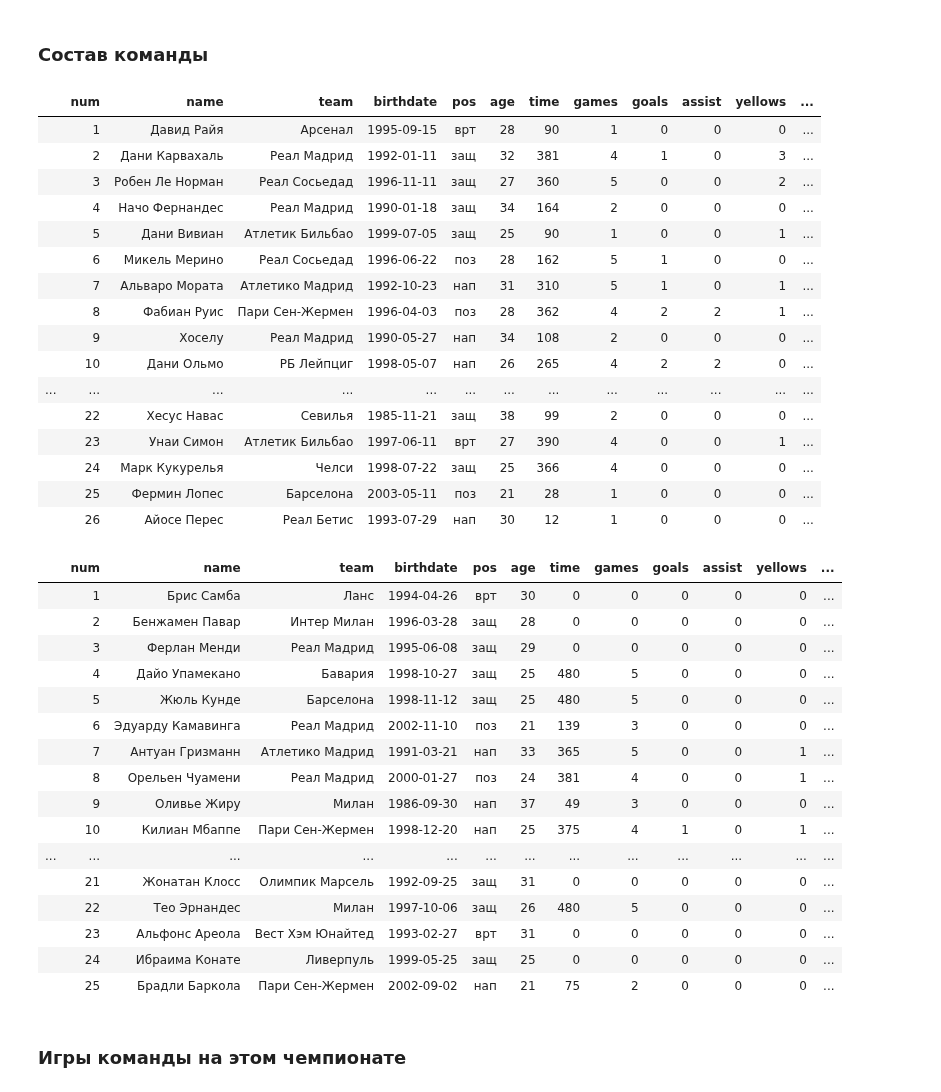
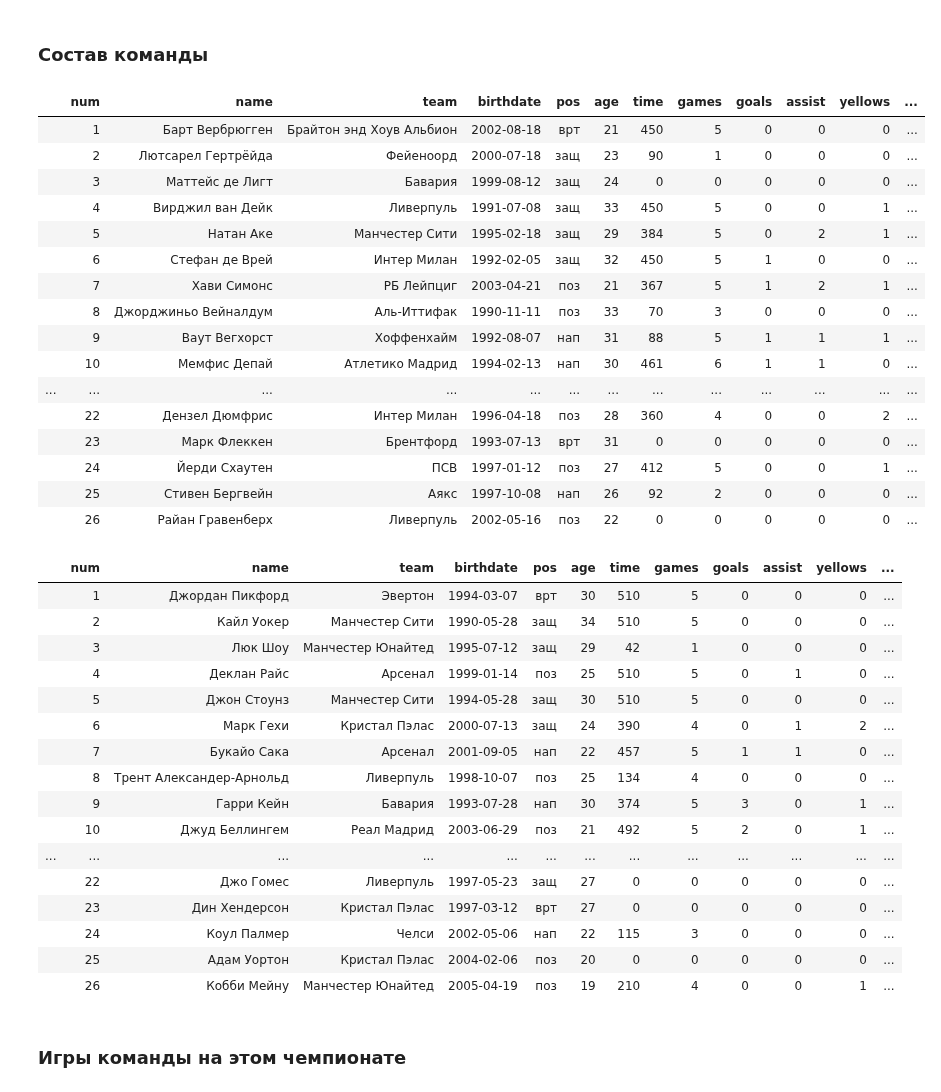
Before and after one commit to elp87/Euro-2024, a Jupyter notebook: euro.ipynb, the cells around one changed output. Cells and saved outputs as stored; diff of their text form; code cells hidden in the pictures.

```diff
--- a/euro.ipynb
+++ b/euro.ipynb
@@ -271,45 +271,45 @@ for i in range(6):
 # %% [markdown]
 ### Состав команды
 # %%
-get_lineup('Испания')
+get_lineup('Нидерланды')
 # %% [output]
 |  | num | name | team | birthdate | pos | age | time | games | goals | assist | yellows | ... |
-|  | 1 | Давид Райя | Арсенал | 1995-09-15 | врт | 28 | 90 | 1 | 0 | 0 | 0 | ... |
-|  | 2 | Дани Карвахаль | Реал Мадрид | 1992-01-11 | защ | 32 | 381 | 4 | 1 | 0 | 3 | ... |
-|  | 3 | Робен Ле Норман | Реал Сосьедад | 1996-11-11 | защ | 27 | 360 | 5 | 0 | 0 | 2 | ... |
-|  | 4 | Начо Фернандес | Реал Мадрид | 1990-01-18 | защ | 34 | 164 | 2 | 0 | 0 | 0 | ... |
-|  | 5 | Дани Вивиан | Атлетик Бильбао | 1999-07-05 | защ | 25 | 90 | 1 | 0 | 0 | 1 | ... |
-|  | 6 | Микель Мерино | Реал Сосьедад | 1996-06-22 | поз | 28 | 162 | 5 | 1 | 0 | 0 | ... |
-|  | 7 | Альваро Мората | Атлетико Мадрид | 1992-10-23 | нап | 31 | 310 | 5 | 1 | 0 | 1 | ... |
-|  | 8 | Фабиан Руис | Пари Сен-Жермен | 1996-04-03 | поз | 28 | 362 | 4 | 2 | 2 | 1 | ... |
-|  | 9 | Хоселу | Реал Мадрид | 1990-05-27 | нап | 34 | 108 | 2 | 0 | 0 | 0 | ... |
-|  | 10 | Дани Ольмо | РБ Лейпциг | 1998-05-07 | нап | 26 | 265 | 4 | 2 | 2 | 0 | ... |
+|  | 1 | Барт Вербрюгген | Брайтон энд Хоув Альбион | 2002-08-18 | врт | 21 | 450 | 5 | 0 | 0 | 0 | ... |
+|  | 2 | Лютсарел Гертрёйда | Фейеноорд | 2000-07-18 | защ | 23 | 90 | 1 | 0 | 0 | 0 | ... |
+|  | 3 | Маттейс де Лигт | Бавария | 1999-08-12 | защ | 24 | 0 | 0 | 0 | 0 | 0 | ... |
+|  | 4 | Вирджил ван Дейк | Ливерпуль | 1991-07-08 | защ | 33 | 450 | 5 | 0 | 0 | 1 | ... |
+|  | 5 | Натан Аке | Манчестер Сити | 1995-02-18 | защ | 29 | 384 | 5 | 0 | 2 | 1 | ... |
+|  | 6 | Стефан де Врей | Интер Милан | 1992-02-05 | защ | 32 | 450 | 5 | 1 | 0 | 0 | ... |
+|  | 7 | Хави Симонс | РБ Лейпциг | 2003-04-21 | поз | 21 | 367 | 5 | 1 | 2 | 1 | ... |
+|  | 8 | Джорджиньо Вейналдум | Аль-Иттифак | 1990-11-11 | поз | 33 | 70 | 3 | 0 | 0 | 0 | ... |
+|  | 9 | Ваут Вегхорст | Хоффенхайм | 1992-08-07 | нап | 31 | 88 | 5 | 1 | 1 | 1 | ... |
+|  | 10 | Мемфис Депай | Атлетико Мадрид | 1994-02-13 | нап | 30 | 461 | 6 | 1 | 1 | 0 | ... |
 | ... | ... | ... | ... | ... | ... | ... | ... | ... | ... | ... | ... | ... |
-|  | 22 | Хесус Навас | Севилья | 1985-11-21 | защ | 38 | 99 | 2 | 0 | 0 | 0 | ... |
-|  | 23 | Унаи Симон | Атлетик Бильбао | 1997-06-11 | врт | 27 | 390 | 4 | 0 | 0 | 1 | ... |
-|  | 24 | Марк Кукурелья | Челси | 1998-07-22 | защ | 25 | 366 | 4 | 0 | 0 | 0 | ... |
-|  | 25 | Фермин Лопес | Барселона | 2003-05-11 | поз | 21 | 28 | 1 | 0 | 0 | 0 | ... |
-|  | 26 | Айосе Перес | Реал Бетис | 1993-07-29 | нап | 30 | 12 | 1 | 0 | 0 | 0 | ... |
+|  | 22 | Дензел Дюмфрис | Интер Милан | 1996-04-18 | поз | 28 | 360 | 4 | 0 | 0 | 2 | ... |
+|  | 23 | Марк Флеккен | Брентфорд | 1993-07-13 | врт | 31 | 0 | 0 | 0 | 0 | 0 | ... |
+|  | 24 | Йерди Схаутен | ПСВ | 1997-01-12 | поз | 27 | 412 | 5 | 0 | 0 | 1 | ... |
+|  | 25 | Стивен Бергвейн | Аякс | 1997-10-08 | нап | 26 | 92 | 2 | 0 | 0 | 0 | ... |
+|  | 26 | Райан Гравенберх | Ливерпуль | 2002-05-16 | поз | 22 | 0 | 0 | 0 | 0 | 0 | ... |
 # %%
-get_lineup('Франция')
+get_lineup('Англия')
 # %% [output]
 |  | num | name | team | birthdate | pos | age | time | games | goals | assist | yellows | ... |
-|  | 1 | Брис Самба | Ланс | 1994-04-26 | врт | 30 | 0 | 0 | 0 | 0 | 0 | ... |
-|  | 2 | Бенжамен Павар | Интер Милан | 1996-03-28 | защ | 28 | 0 | 0 | 0 | 0 | 0 | ... |
-|  | 3 | Ферлан Менди | Реал Мадрид | 1995-06-08 | защ | 29 | 0 | 0 | 0 | 0 | 0 | ... |
-|  | 4 | Дайо Упамекано | Бавария | 1998-10-27 | защ | 25 | 480 | 5 | 0 | 0 | 0 | ... |
-|  | 5 | Жюль Кунде | Барселона | 1998-11-12 | защ | 25 | 480 | 5 | 0 | 0 | 0 | ... |
-|  | 6 | Эдуарду Камавинга | Реал Мадрид | 2002-11-10 | поз | 21 | 139 | 3 | 0 | 0 | 0 | ... |
-|  | 7 | Антуан Гризманн | Атлетико Мадрид | 1991-03-21 | нап | 33 | 365 | 5 | 0 | 0 | 1 | ... |
-|  | 8 | Орельен Чуамени | Реал Мадрид | 2000-01-27 | поз | 24 | 381 | 4 | 0 | 0 | 1 | ... |
-|  | 9 | Оливье Жиру | Милан | 1986-09-30 | нап | 37 | 49 | 3 | 0 | 0 | 0 | ... |
-|  | 10 | Килиан Мбаппе | Пари Сен-Жермен | 1998-12-20 | нап | 25 | 375 | 4 | 1 | 0 | 1 | ... |
+|  | 1 | Джордан Пикфорд | Эвертон | 1994-03-07 | врт | 30 | 510 | 5 | 0 | 0 | 0 | ... |
+|  | 2 | Кайл Уокер | Манчестер Сити | 1990-05-28 | защ | 34 | 510 | 5 | 0 | 0 | 0 | ... |
+|  | 3 | Люк Шоу | Манчестер Юнайтед | 1995-07-12 | защ | 29 | 42 | 1 | 0 | 0 | 0 | ... |
+|  | 4 | Деклан Райс | Арсенал | 1999-01-14 | поз | 25 | 510 | 5 | 0 | 1 | 0 | ... |
+|  | 5 | Джон Стоунз | Манчестер Сити | 1994-05-28 | защ | 30 | 510 | 5 | 0 | 0 | 0 | ... |
+|  | 6 | Марк Гехи | Кристал Пэлас | 2000-07-13 | защ | 24 | 390 | 4 | 0 | 1 | 2 | ... |
+|  | 7 | Букайо Сака | Арсенал | 2001-09-05 | нап | 22 | 457 | 5 | 1 | 1 | 0 | ... |
+|  | 8 | Трент Александер-Арнольд | Ливерпуль | 1998-10-07 | поз | 25 | 134 | 4 | 0 | 0 | 0 | ... |
+|  | 9 | Гарри Кейн | Бавария | 1993-07-28 | нап | 30 | 374 | 5 | 3 | 0 | 1 | ... |
+|  | 10 | Джуд Беллингем | Реал Мадрид | 2003-06-29 | поз | 21 | 492 | 5 | 2 | 0 | 1 | ... |
 | ... | ... | ... | ... | ... | ... | ... | ... | ... | ... | ... | ... | ... |
-|  | 21 | Жонатан Клосс | Олимпик Марсель | 1992-09-25 | защ | 31 | 0 | 0 | 0 | 0 | 0 | ... |
-|  | 22 | Тео Эрнандес | Милан | 1997-10-06 | защ | 26 | 480 | 5 | 0 | 0 | 0 | ... |
-|  | 23 | Альфонс Ареола | Вест Хэм Юнайтед | 1993-02-27 | врт | 31 | 0 | 0 | 0 | 0 | 0 | ... |
-|  | 24 | Ибраима Конате | Ливерпуль | 1999-05-25 | защ | 25 | 0 | 0 | 0 | 0 | 0 | ... |
-|  | 25 | Брадли Баркола | Пари Сен-Жермен | 2002-09-02 | нап | 21 | 75 | 2 | 0 | 0 | 0 | ... |
+|  | 22 | Джо Гомес | Ливерпуль | 1997-05-23 | защ | 27 | 0 | 0 | 0 | 0 | 0 | ... |
+|  | 23 | Дин Хендерсон | Кристал Пэлас | 1997-03-12 | врт | 27 | 0 | 0 | 0 | 0 | 0 | ... |
+|  | 24 | Коул Палмер | Челси | 2002-05-06 | нап | 22 | 115 | 3 | 0 | 0 | 0 | ... |
+|  | 25 | Адам Уортон | Кристал Пэлас | 2004-02-06 | поз | 20 | 0 | 0 | 0 | 0 | 0 | ... |
+|  | 26 | Кобби Мейну | Манчестер Юнайтед | 2005-04-19 | поз | 19 | 210 | 4 | 0 | 0 | 1 | ... |
 # %% [markdown]
 ### Игры команды на этом чемпионате
 # %%
```
Also changed, not shown: parts of 10 cells of this notebook, 3 other files.
